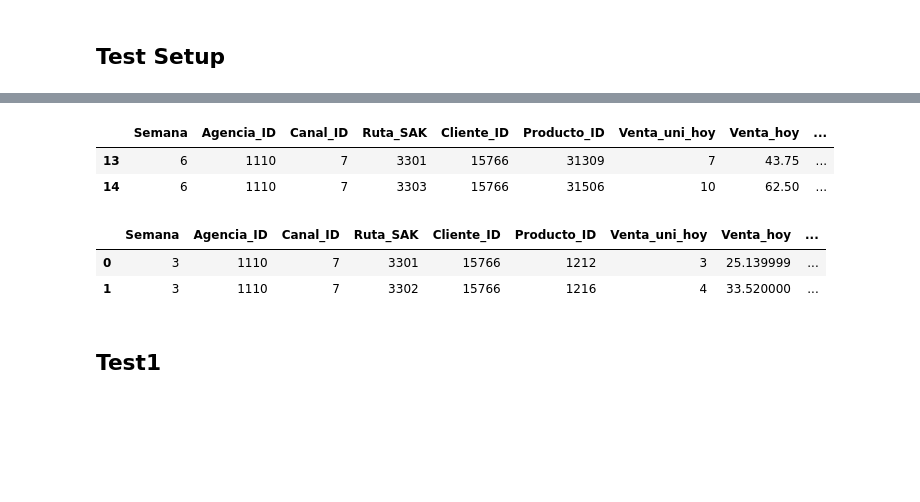
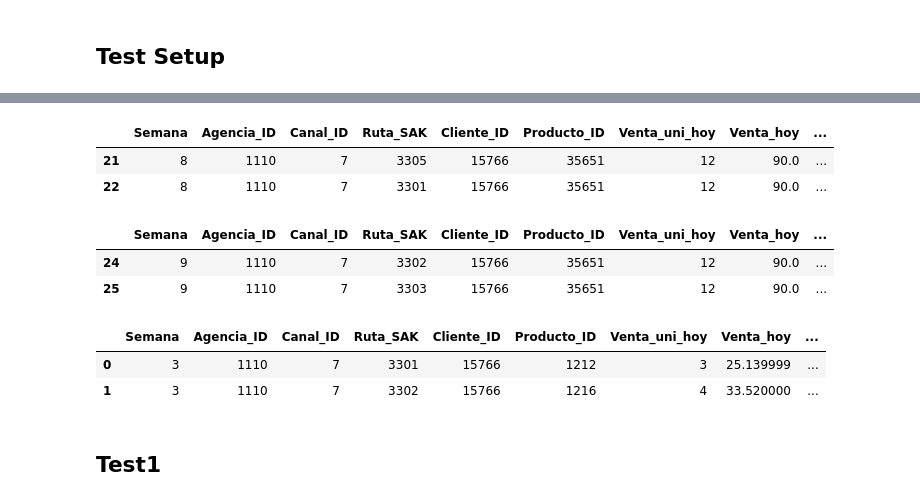
Before and after one commit to berkerkozan/KaggleBimboInventory, a Jupyter notebook: PerfTest/AutomaticFeatureOrderSelect.ipynb, the cells around one changed output, grey strips where cells are left out. Cells and saved outputs as stored; diff of their text form; code cells hidden in the pictures; blank space fills up the shorter version.

```diff
--- a/PerfTest/AutomaticFeatureOrderSelect.ipynb
+++ b/PerfTest/AutomaticFeatureOrderSelect.ipynb
@@ -567,12 +636,13 @@ FE.ReadFirstNRowsOfACsv(20,'train')
 # %% [markdown]
 ## Test Setup
 # %%
-parameterDict = {"ValidationStart":6,
-    "ValidationEnd":7,
+parameterDict = {"ValidationStart":8,
+    "ValidationEnd":9,
     "maxLag":2,
     "trainHdfPath":'../../input/train_100.h5',
     "trainHdfFile":"train",
-    "testHdfPath":"../../input/test_100.h5",
+    "testHdfPath1":"../../input/train_100_1.h5",
+    "testHdfPath2":"../../input/train_100_1.h5",
     "testHdfFile":"test",
     "trainTypes" : {'Semana':np.uint8, 'Agencia_ID':np.uint16, 'Canal_ID':np.uint8,'Ruta_SAK':np.uint16,
         'Cliente_ID':np.uint32, 'Producto_ID':np.uint16,'Venta_uni_hoy':np.uint16, 'Venta_hoy':np.float32,
@@ -635,14 +705,18 @@ memory usage: 714.0 bytes
 None
 # %%
-display(FE.test.head(2))
+display(FE.test1.head(2))
+display(FE.test2.head(2))
 display(FE.train.head(2))
 # %% [output]
 |  | Semana | Agencia_ID | Canal_ID | Ruta_SAK | Cliente_ID | Producto_ID | Venta_uni_hoy | Venta_hoy | ... |
-| 13 | 6 | 1110 | 7 | 3301 | 15766 | 31309 | 7 | 43.75 | ... |
-| 14 | 6 | 1110 | 7 | 3303 | 15766 | 31506 | 10 | 62.50 | ... |
+| 21 | 8 | 1110 | 7 | 3305 | 15766 | 35651 | 12 | 90.0 | ... |
+| 22 | 8 | 1110 | 7 | 3301 | 15766 | 35651 | 12 | 90.0 | ... |
 |  | Semana | Agencia_ID | Canal_ID | Ruta_SAK | Cliente_ID | Producto_ID | Venta_uni_hoy | Venta_hoy | ... |
-| 0 | 3 | 1110 | 7 | 3301 | 15766 | 1212 | 3 | 25.139999 | ... |
-| 1 | 3 | 1110 | 7 | 3302 | 15766 | 1216 | 4 | 33.520000 | ... |
+| 24 | 9 | 1110 | 7 | 3302 | 15766 | 35651 | 12 | 90.0 | ... |
+| 25 | 9 | 1110 | 7 | 3303 | 15766 | 35651 | 12 | 90.0 | ... |
+|  | Semana | Agencia_ID | Canal_ID | Ruta_SAK | Cliente_ID | Producto_ID | Venta_uni_hoy | Venta_hoy | ... |
+| 0 | 3 | 1110 | 7 | 3301 | 15766 | 1212 | 3 | 25.139999 | ... |
+| 1 | 3 | 1110 | 7 | 3302 | 15766 | 1216 | 4 | 33.520000 | ... |
 # %% [markdown]
 ## Test1
 # %%
```
Also changed, not shown: parts of 24 cells of this notebook, 3 other files.
